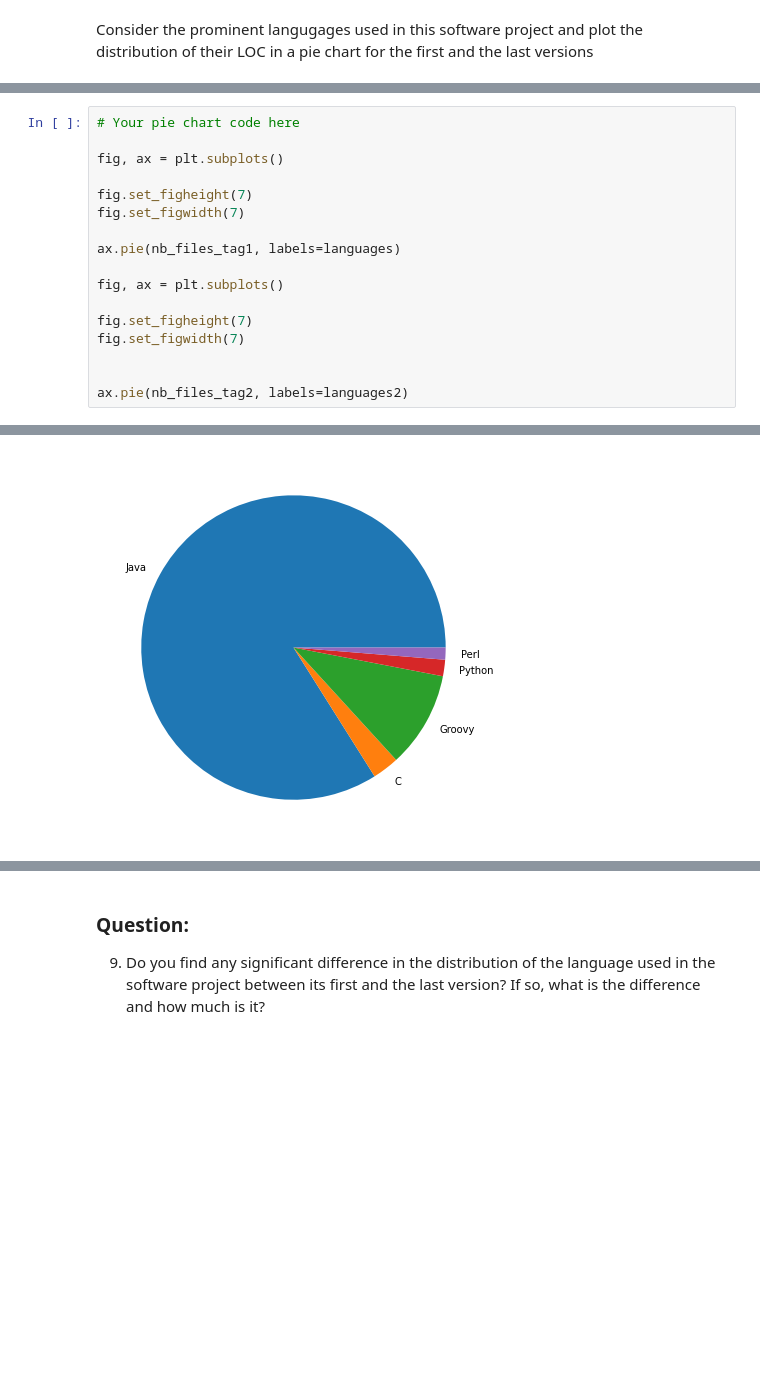
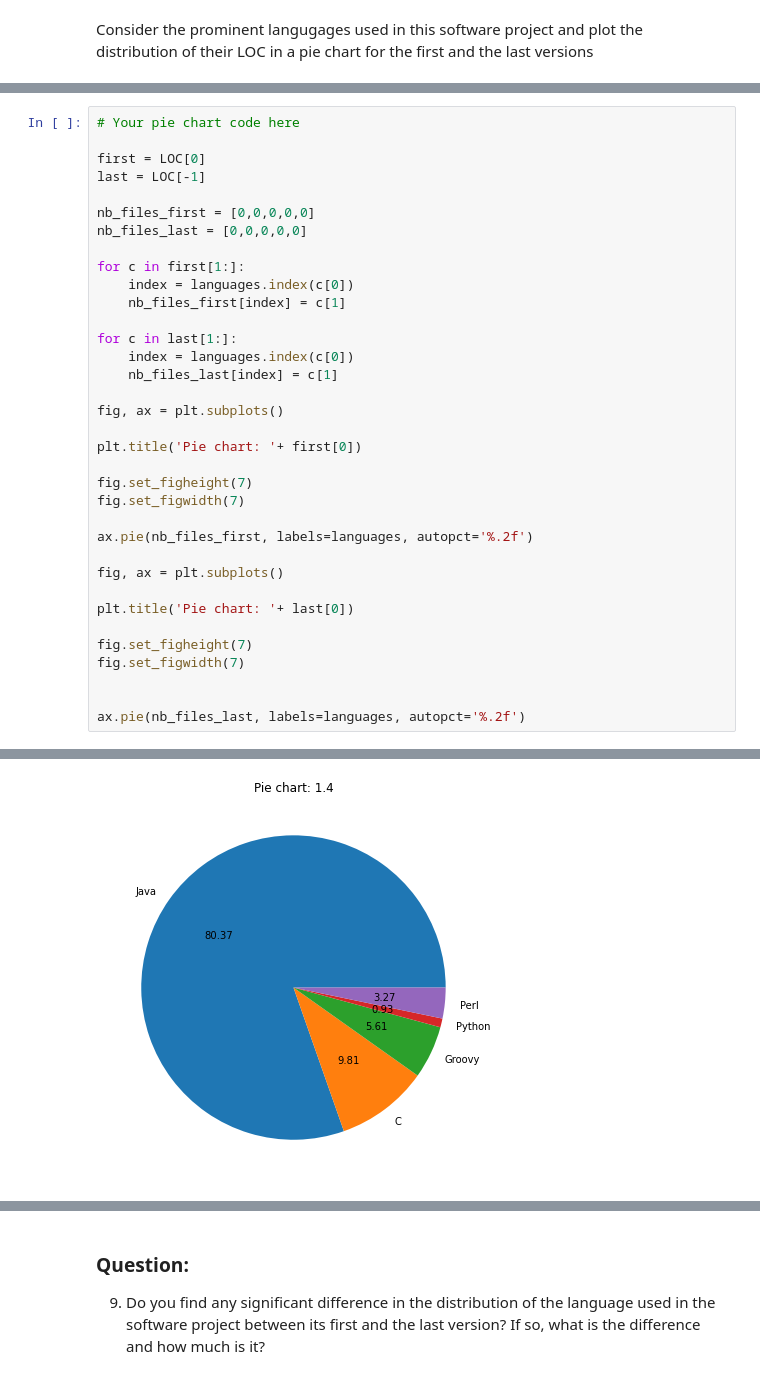
Before and after one commit to GuillaumeKerckhofs/SoftwareEvolution_TP2_2023, a Jupyter notebook: TP2_section2.ipynb, the cells around one changed output, grey strips where cells are left out. Cells and saved outputs as stored; diff of their text form; blank space fills up the shorter version.

```diff
--- a/TP2_section2.ipynb
+++ b/TP2_section2.ipynb
@@ -390,20 +399,38 @@ for line in output2:
 # %%
 # Your pie chart code here
 
+first = LOC[0]
+last = LOC[-1]
+
+nb_files_first = [0,0,0,0,0]
+nb_files_last = [0,0,0,0,0]
+
+for c in first[1:]:
+    index = languages.index(c[0])
+    nb_files_first[index] = c[1]
+
+for c in last[1:]:
+    index = languages.index(c[0])
+    nb_files_last[index] = c[1]
+
 fig, ax = plt.subplots()
+
+plt.title('Pie chart: '+ first[0])
 
 fig.set_figheight(7)
 fig.set_figwidth(7)
 
-ax.pie(nb_files_tag1, labels=languages)
+ax.pie(nb_files_first, labels=languages, autopct='%.2f')
 
 fig, ax = plt.subplots()
+
+plt.title('Pie chart: '+ last[0])
 
 fig.set_figheight(7)
 fig.set_figwidth(7)
 
 
-ax.pie(nb_files_tag2, labels=languages2)
+ax.pie(nb_files_last, labels=languages, autopct='%.2f')
 # %% [output]
 ([<matplotlib.patches.Wedge at 0x...>,
   <matplotlib.patches.Wedge at 0x...>,
@@ -418 +450 @@ ax.pie(nb_files_tag2, labels=languages2)
-[figure, old version]
+[figure, new version]
```
Also changed, not shown: parts of 22 cells of this notebook.
